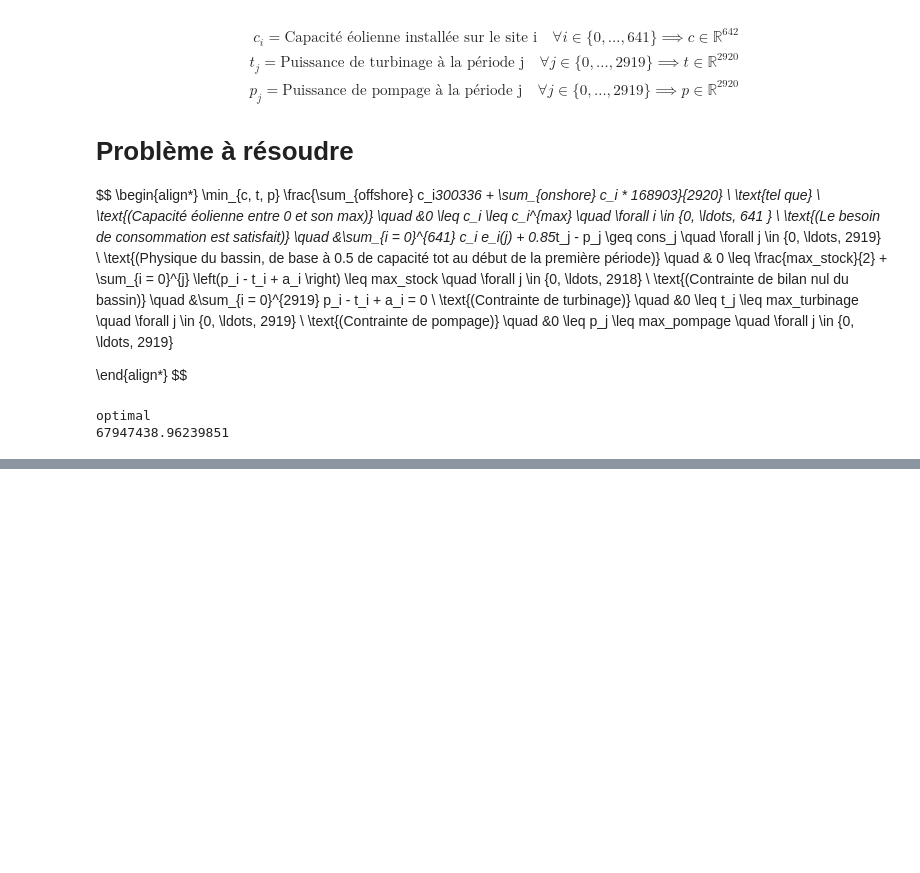
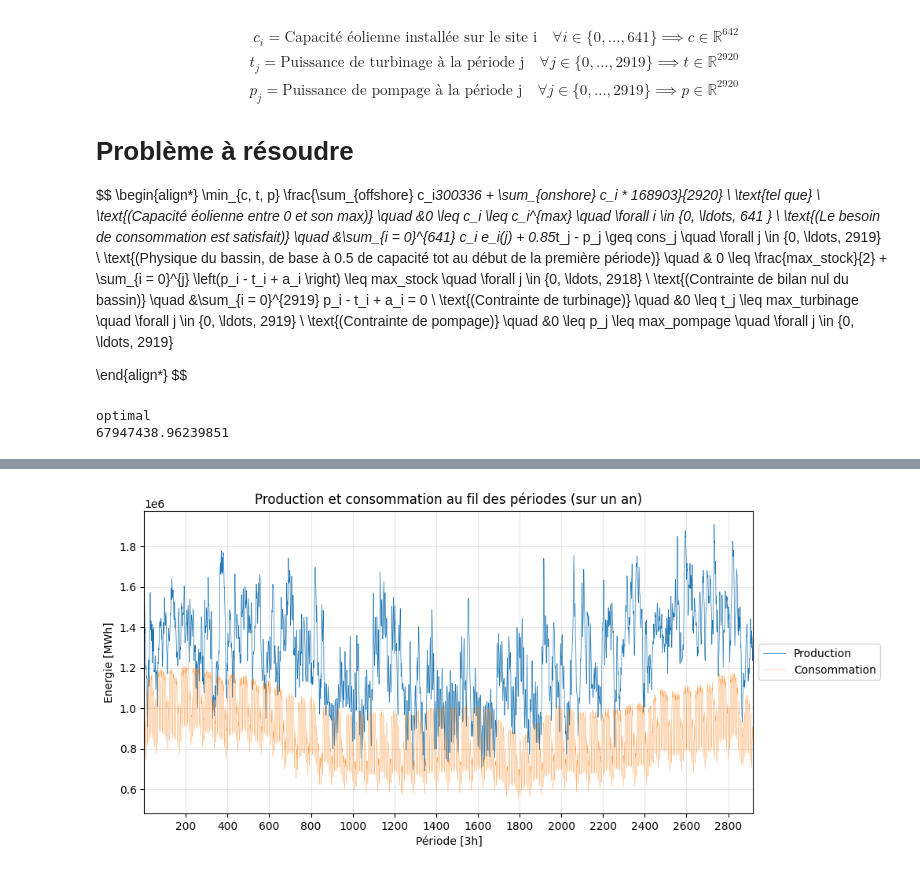
Before and after one commit to AhouLucas/projet-opti, a Jupyter notebook: Partie2/part2.ipynb, the cells around one changed output, grey strips where cells are left out. Cells and saved outputs as stored; diff of their text form; code cells hidden in the pictures; blank space fills up the shorter version.

```diff
--- a/Partie2/part2.ipynb
+++ b/Partie2/part2.ipynb
@@ -135,0 +184,15 @@ np.save("solutions/sol4B_TP.npy", soltp)
+# %%
+t = np.arange(1, m+1)
+fig = plt.figure(figsize=(10, 5))
+plt.title('Production et consommation au fil des périodes (sur un an)')
+plt.plot(ChoixEolien@rendements_on_off_3 + 0.85*Turbinage - Pompage, label='Production', linewidth = 0.5)
+plt.plot(consumptions_3, label='Consommation', linewidth = 0.2)
+plt.xlabel('Période [3h]')
+plt.ylabel('Energie [MWh]')
+plt.xlim(1,2920)
+plt.gca().xaxis.set_major_locator(MaxNLocator(nbins=15))
+plt.grid(alpha=0.3)
+plt.legend(loc='center left', bbox_to_anchor=(1, 0.5))
+plt.savefig('rapport/GraphesP2/Prod_Cons_Q4.pdf', format='pdf', bbox_inches='tight', pad_inches=0)
+# %% [output]
+[figure, added]
```
Also changed, not shown: parts of 9 cells of this notebook.
